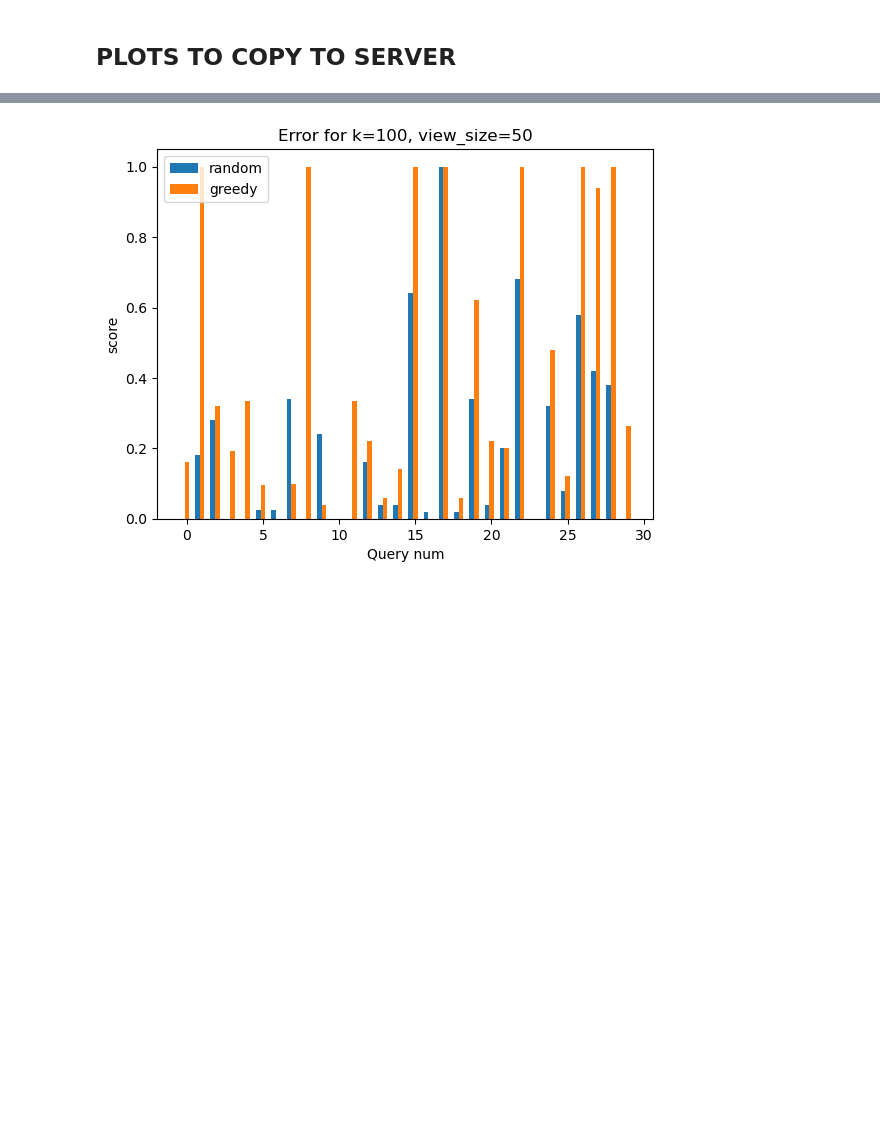
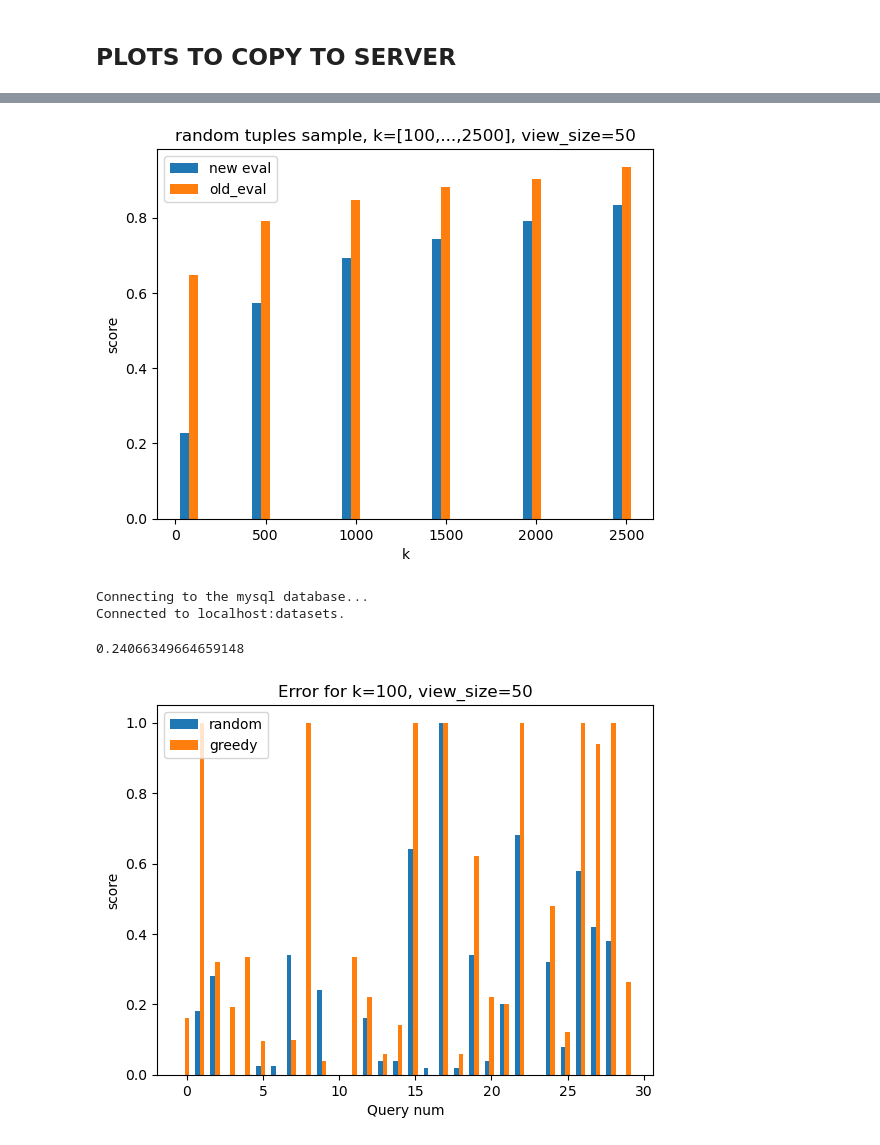
Before and after one commit to GalZeevi/HARLM, a Jupyter notebook: v3/test.ipynb, the cells around one changed output, grey strips where cells are left out. Drawn from its saved outputs; the diff is of its cells as text; code cells hidden in the pictures; blank space fills up the shorter version.

```diff
--- a/v3/test.ipynb
+++ b/v3/test.ipynb
@@ -134,3 +250,38 @@ Saving checkpoint 2500-50-random_sample.pkl to: [./checkpoints/2]
+# %%
+import matplotlib.pyplot as plt
+from config_manager_v3 import ConfigManager
+from checkpoint_manager_v3 import CheckpointManager
+import numpy as np
+
+FIRST_VER = 3
+SECOND_VER = 4
+
+view_size = ConfigManager.get_config('samplerConfig.viewSize')
+k_list = [100, 500, 1000, 1500, 2000, 2500]
+
+random_scores = np.array([CheckpointManager.load(f'{k}-{view_size}-random_sample', SECOND_VER)[1] for k in k_list])
+random_dist_scores = np.array([CheckpointManager.load(f'{k}-{view_size}-random_sample', FIRST_VER)[1] for k in k_list])
+
+plt.bar([p - 50 for p in k_list], random_scores, 50, label='new eval')
+plt.bar(k_list, random_dist_scores, 50, label='old_eval')
+plt.xlabel("k")
+plt.ylabel("score")
+plt.title(f"random tuples sample, k=[{k_list[0]},...,{k_list[-1]}], view_size={view_size}")
+plt.legend()
+plt.show()
+# %% [output]
+[figure, added]
+# %%
+from checkpoint_manager_v3 import CheckpointManager
+from score_calculator import get_dist_score_for_test_queries
+
+sample = [0,1,2,3,4]
+test_queries = CheckpointManager.load('results')[:100]
+get_dist_score_for_test_queries(sample, results)
+# %% [output]
+Connecting to the mysql database...
+Connected to localhost:datasets.
+0.24066349664659148
 # %%
 import matplotlib.pyplot as plt
 from config_manager_v3 import ConfigManager
```
Also changed, not shown: parts of 9 cells of this notebook, 8 other files.
